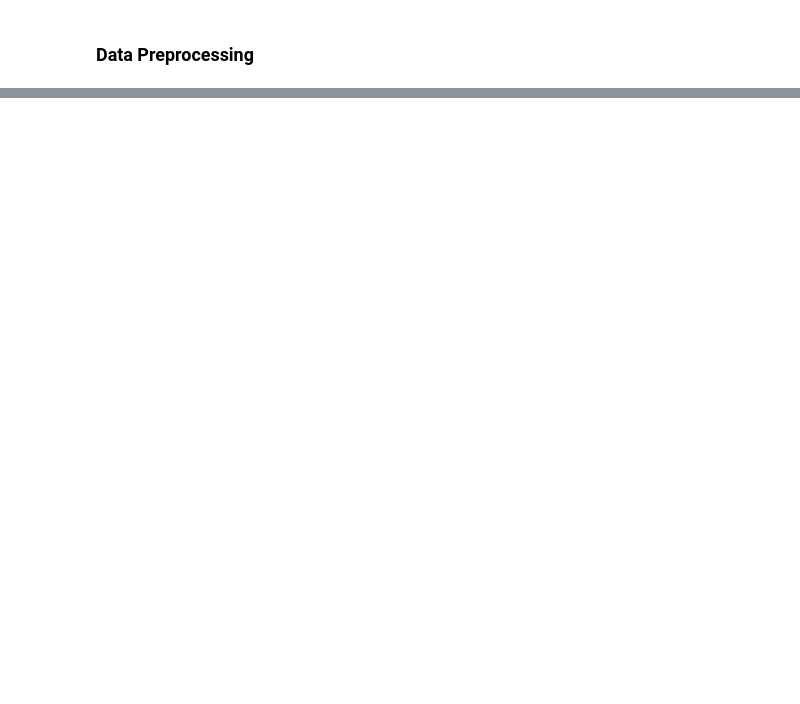
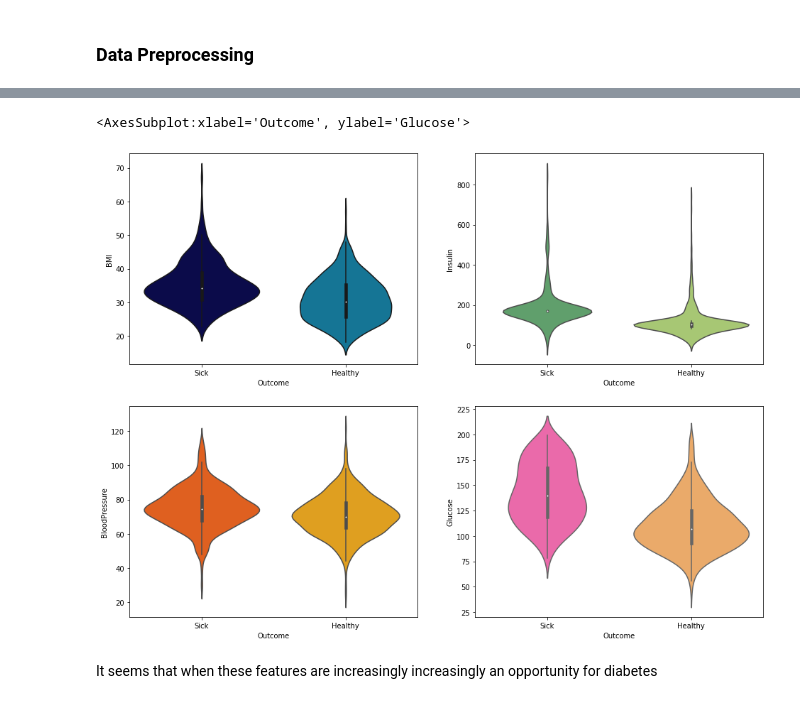
Before and after one commit to eyadayman12/Data-Science-and-Machine-Learning-Projects, a Jupyter notebook: Diabetes/Diabetes Project.ipynb, the cells around one changed output, grey strips where cells are left out. Saved outputs shown, nothing was run; the diff lists cells and outputs as text; code cells hidden in the pictures; blank space fills up the shorter version.

```diff
--- a/Diabetes/Diabetes Project.ipynb
+++ b/Diabetes/Diabetes Project.ipynb
@@ -325,0 +313,19 @@ SVC()
+# %%
+plt.figure(figsize=(16,12))
+
+plt.subplot(2,2,1)
+sns.violinplot(x='Outcome', y='BMI', data=df2, palette='ocean')
+
+plt.subplot(2,2,2)
+sns.violinplot(x='Outcome', y='Insulin', data=df2, palette='summer')
+
+plt.subplot(2,2,3)
+sns.violinplot(x='Outcome', y='BloodPressure', data=df2, palette='autumn')
+
+plt.subplot(2,2,4)
+sns.violinplot(x='Outcome', y='Glucose', data=df2, palette='spring')
+# %% [output]
+<AxesSubplot:xlabel='Outcome', ylabel='Glucose'>
+[figure, added]
+# %% [markdown]
+It seems that when these features are increasingly increasingly an opportunity for diabetes
```
Also changed, not shown: parts of 119 cells of this notebook, 1 other file.
